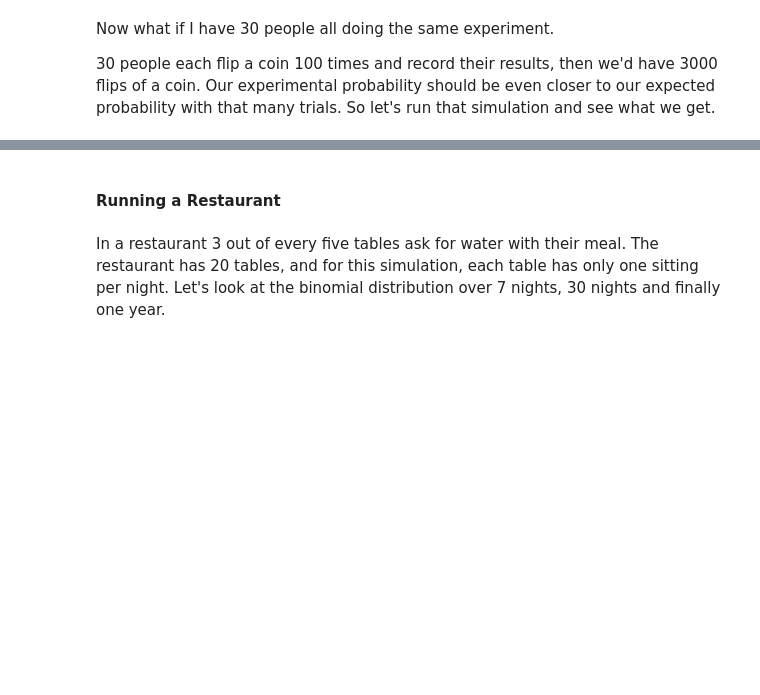
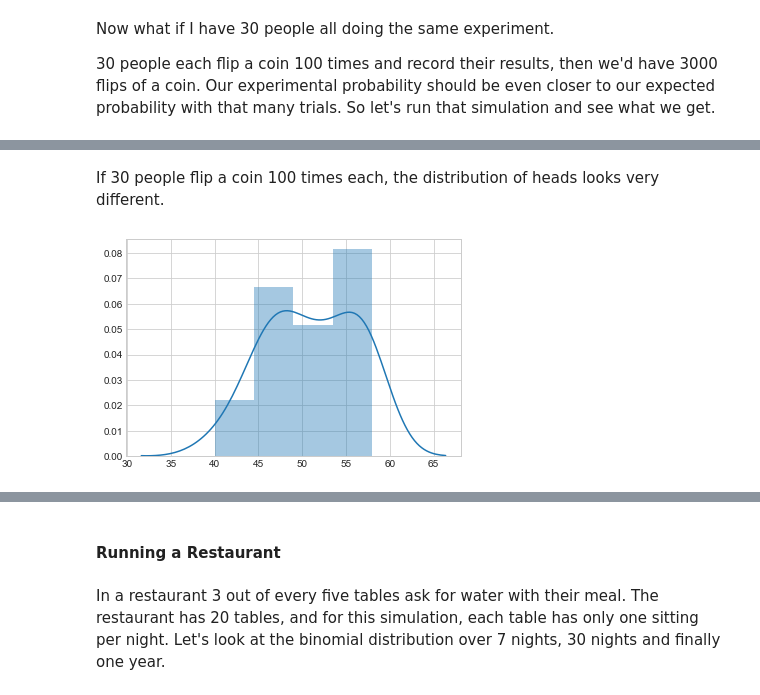
Before and after one commit to MarionMcG/numpy.random, a Jupyter notebook: numpy-random.ipynb, the cells around one changed output, grey strips where cells are left out. Drawn from its saved outputs; the diff is of its cells as text; code cells hidden in the pictures; blank space fills up the shorter version.

```diff
--- a/numpy-random.ipynb
+++ b/numpy-random.ipynb
@@ -432,0 +442,7 @@ ax = df.plot.bar(x = 'Outcome', y = 'Freq', legend = None, rot= 0)
+# %% [markdown]
+If 30 people flip a coin 100 times each, the distribution of heads looks very different.
+# %%
+y = np.random.binomial(100, 0.5, 30)
+sns.distplot(y);
+# %% [output]
+[figure, added]
```
Also changed, not shown: parts of 18 cells of this notebook.
